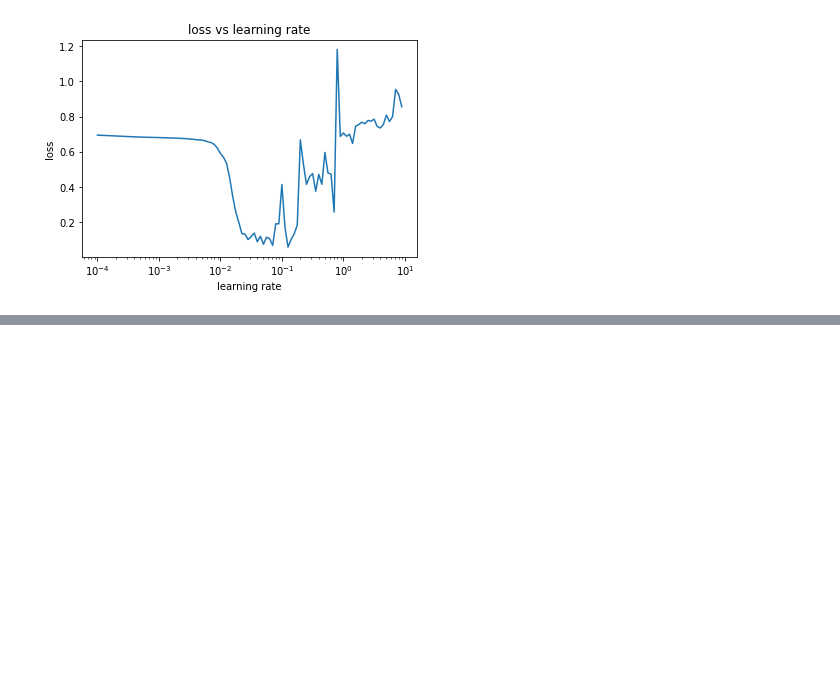
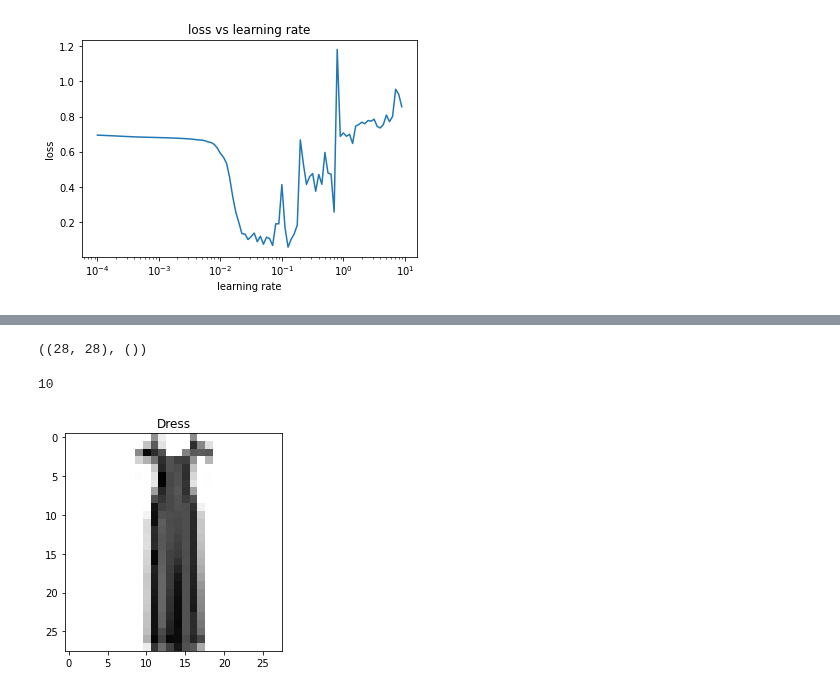
Before and after one commit to hiydavid/tfdev-learning, a Jupyter notebook: ZTM/notebooks/tfdev_02_neural_network_classification.ipynb, the cells around one changed output, grey strips where cells are left out. Saved outputs shown, nothing was run; the diff lists cells and outputs as text; code cells hidden in the pictures; blank space fills up the shorter version.

```diff
--- a/ZTM/notebooks/tfdev_02_neural_network_classification.ipynb
+++ b/ZTM/notebooks/tfdev_02_neural_network_classification.ipynb
@@ -386,0 +448,3 @@ model_4.evaluate(X_test, y_test)
+# %%
+# work on a multiclass classification problem
+(train_data, train_labels), (test_data, test_labels) = fashion_mnist.load_data()
@@ -386,0 +485,21 @@ model_4.evaluate(X_test, y_test)
+# %%
+# check shape
+train_data[0].shape, train_labels[0].shape
+# %% [output]
+((28, 28), ())
+# %%
+# create label list
+class_names = ["T-shirt/top", "Trouser", "Pullover", "Dress", "Coat",
+               "Sandal", "Shirt", "Sneaker", "Bag", "Ankle Boot"]
+len(class_names)
+# %% [output]
+10
+# %%
+# plot sample
+sample_idx = np.random.randint(0, len(train_data))
+
+plt.imshow(train_data[sample_idx], cmap=plt.cm.binary)
+plt.title(class_names[train_labels[sample_idx]])
+plt.show()
+# %% [output]
+[figure, added]
```
Also changed, not shown: parts of 20 cells of this notebook.
